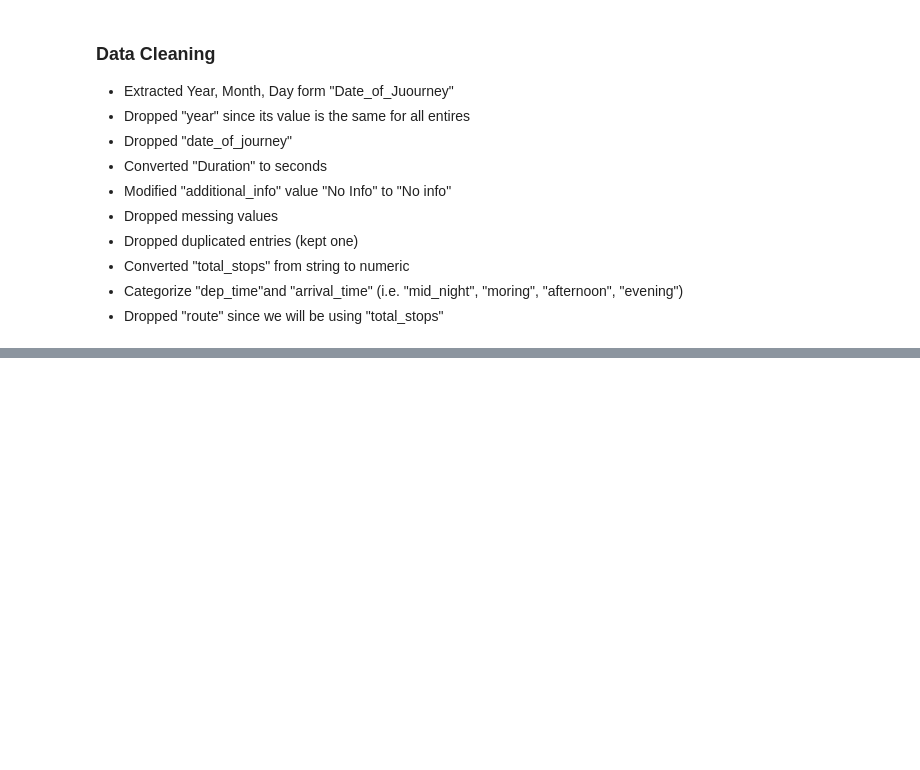
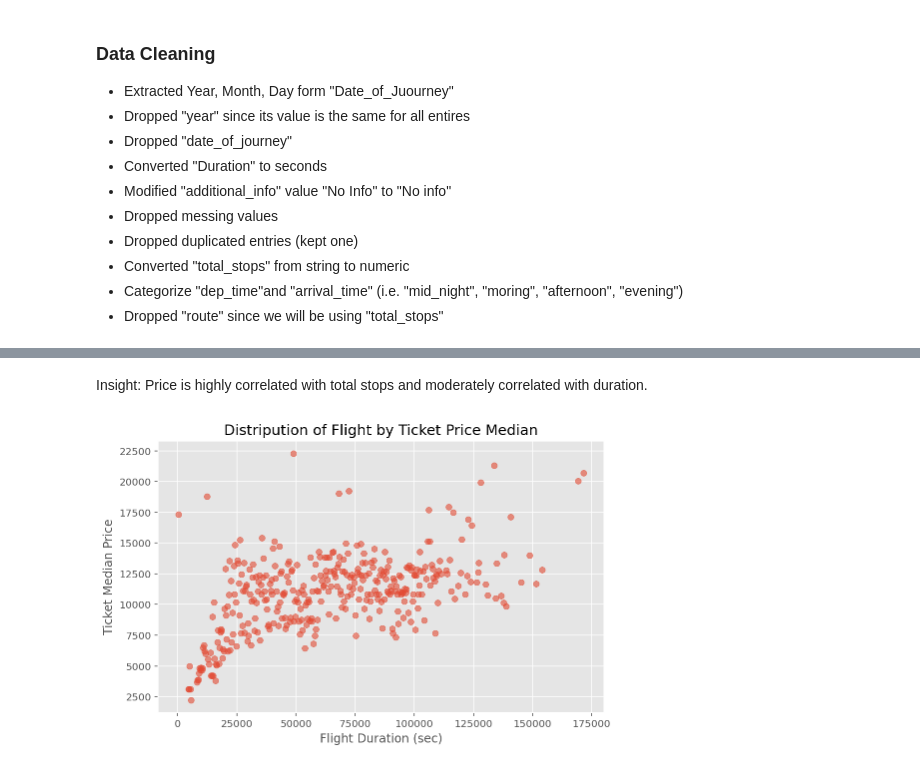
Before and after one commit to aeprogress/flights-price-ml, a Jupyter notebook: src/main.ipynb, the cells around one changed output, grey strips where cells are left out. Drawn from its saved outputs; the diff is of its cells as text; code cells hidden in the pictures; blank space fills up the shorter version.

```diff
--- a/src/main.ipynb
+++ b/src/main.ipynb
@@ -115,0 +178,14 @@ df.sample(2)
+# %% [markdown]
+Insight: Price is highly correlated with total stops and moderately correlated with duration.
+# %%
+# Group by duration, and used median of price
+# Note: median was chosen because price distribution is positively-skewed.
+avg_price_per_duration = df.groupby(['duration'], as_index=False).median()
+
+#Plot a scatter plot of "price" with respect to "duration".
+plt.scatter(x=avg_price_per_duration.duration, y=avg_price_per_duration.price, alpha=0.6)
+plt.xlabel('Flight Duration (sec)')
+plt.ylabel('Ticket Median Price')
+plt.title('Distripution of Flight by Ticket Price Median');
+# %% [output]
+[figure, added]
```
Also changed, not shown: parts of 23 cells of this notebook.
